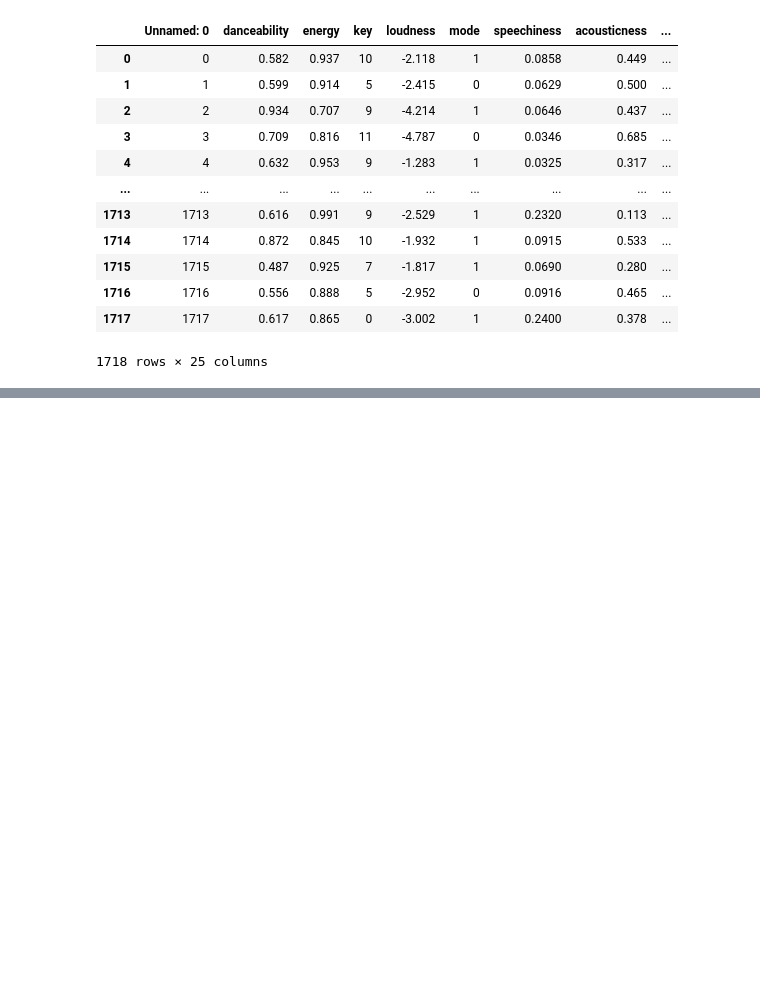
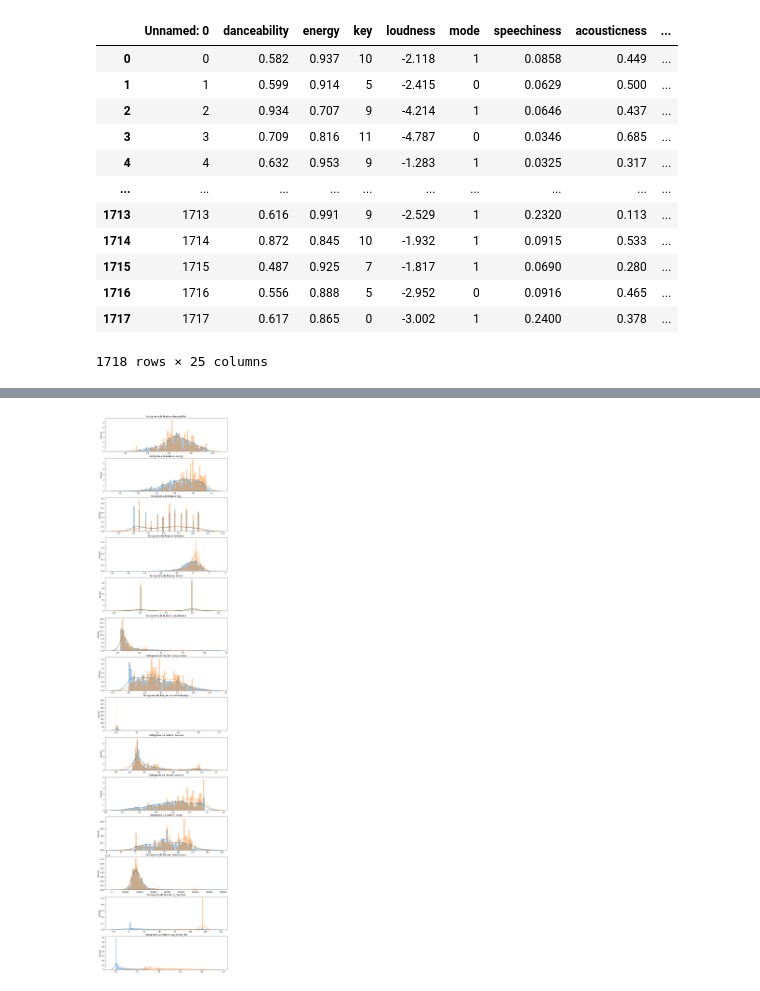
Before and after one commit to webercg/Spotify-popularity-predictions-TCC-UTFPR, a Jupyter notebook: Pre-Process, EDA e ML.ipynb, the cells around one changed output, grey strips where cells are left out. Saved outputs shown, nothing was run; the diff lists cells and outputs as text; code cells hidden in the pictures; blank space fills up the shorter version.

```diff
--- a/Pre-Process, EDA e ML.ipynb
+++ b/Pre-Process, EDA e ML.ipynb
@@ -263,0 +336,21 @@ df_final
+# %%
+df_analise = df_final.copy()
+df_analise['classe'] = 'NaN'
+
+for index, row in df_analise.iterrows():
+
+    #if row['pop_media_4m'] <= 0.0031375944094730415:
+        #df_analise.loc[index,'classe'] =  0
+   #elif row['pop_media_4m'] > 0.0031375944094730415 and row['pop_media_4m'] <= 0.024036977377076194:
+        #df_analise.loc[index,'classe'] =  0
+    #elif row['pop_media_4m'] > 0.024036977377076194 and row['pop_media_4m'] <= 0.1102641089322164:
+        #df_analise.loc[index,'classe'] =  0
+    #elif row['pop_media_4m'] > 0.1102641089322164:
+        #df_analise.loc[index,'classe'] =  1
+
+    if row['pop_media_4m'] >= 0.25711297294115504:
+        df_analise.loc[index,'classe'] =  1
+    else:
+        df_analise.loc[index,'classe'] =  0
+
+df_analise
@@ -263,0 +391,18 @@ df_final
+# %%
+import matplotlib.gridspec as gridspec
+
+features = ['danceability', 'energy', 'key', 'loudness', 'mode', 'speechiness',
+       'acousticness', 'instrumentalness', 'liveness', 'valence', 'tempo', 'duration_ms','n_registros','pop_media_4m']
+
+plt.figure(figsize=(12,28*4))
+gs = gridspec.GridSpec(28, 1)
+
+for i, cn in enumerate(df_analise[features]):
+    ax = plt.subplot(gs[i])
+    sns.distplot(df_analise[cn][df_analise.classe == 0], bins=50)
+    sns.distplot(df_analise[cn][df_analise.classe == 1], bins=50)
+    ax.set_xlabel('')
+    ax.set_title('histograma da feature: ' + str(cn))
+plt.show()
+# %% [output]
+[figure, added]
```
Also changed, not shown: parts of 25 cells of this notebook.
